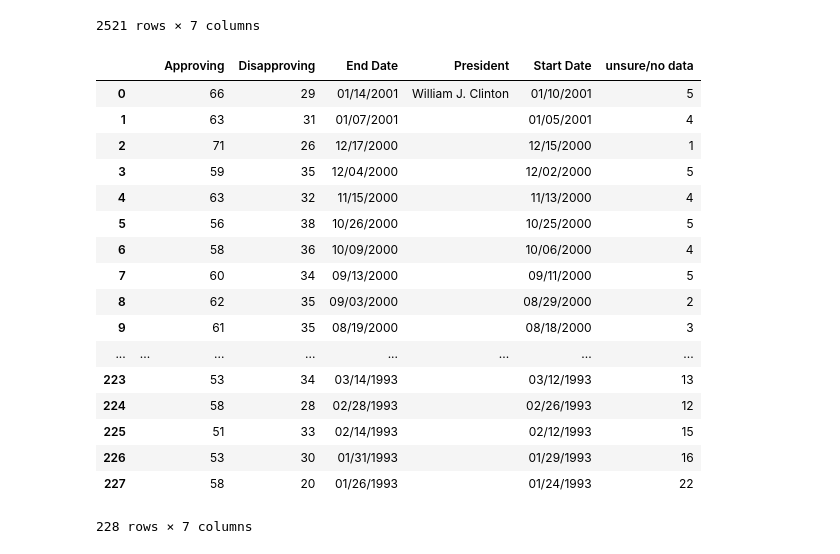
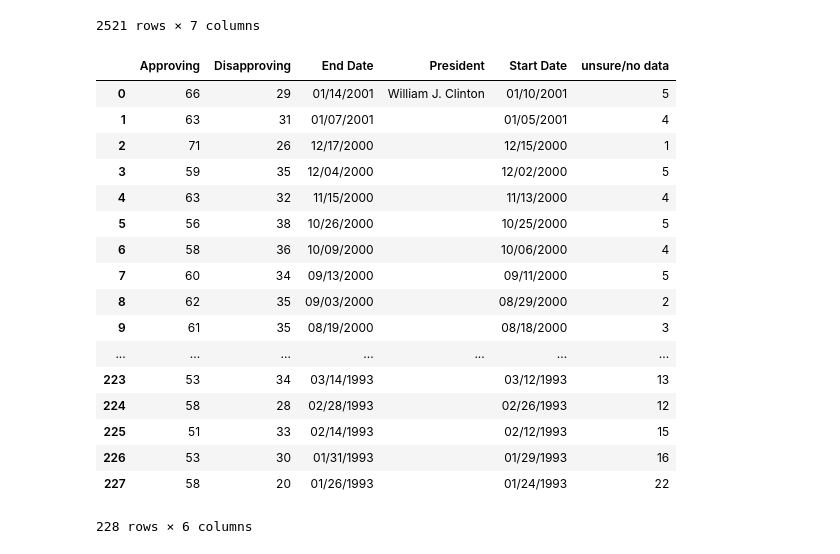
Before and after one commit to jcbain/celeb_baby_names, a Jupyter notebook: presidentialApprovalScraper.ipynb, the cells around one changed output. Saved outputs shown, nothing was run; the diff lists cells and outputs as text; code cells hidden in the pictures.

Commit message:
trim the first column off of the presidential dataframe maker

```diff
--- a/presidentialApprovalScraper.ipynb
+++ b/presidentialApprovalScraper.ipynb
@@ -76,25 +76,31 @@ def presidentialDataFramer(soup):
     body =data[6:]
     cols   =  zip(*body)
     tbl_d  = {name:col for name, col in zip(headers,cols)}
-    return pd.DataFrame(tbl_d)
+
+    # create a dataframe from the html and trim the first column off
+    df = pd.DataFrame(tbl_d)
+    trimmed = df.drop(df.columns[[0]], axis=1)
+    return trimmed
 # %%
-presidentialDataFramer("Clinton B")
+clint=presidentialDataFramer("Clinton B")
-# %% [output]
-|  |  | Approving | Disapproving | End Date | President | Start Date | unsure/no data |
-| 0 |  | 66 | 29 | 01/14/2001 | William J. Clinton | 01/10/2001 | 5 |
-| 1 |  | 63 | 31 | 01/07/2001 |  | 01/05/2001 | 4 |
-| 2 |  | 71 | 26 | 12/17/2000 |  | 12/15/2000 | 1 |
-| 3 |  | 59 | 35 | 12/04/2000 |  | 12/02/2000 | 5 |
-| 4 |  | 63 | 32 | 11/15/2000 |  | 11/13/2000 | 4 |
-| 5 |  | 56 | 38 | 10/26/2000 |  | 10/25/2000 | 5 |
-| 6 |  | 58 | 36 | 10/09/2000 |  | 10/06/2000 | 4 |
-| 7 |  | 60 | 34 | 09/13/2000 |  | 09/11/2000 | 5 |
-| 8 |  | 62 | 35 | 09/03/2000 |  | 08/29/2000 | 2 |
-| 9 |  | 61 | 35 | 08/19/2000 |  | 08/18/2000 | 3 |
-| ... | ... | ... | ... | ... | ... | ... | ... |
-| 223 |  | 53 | 34 | 03/14/1993 |  | 03/12/1993 | 13 |
-| 224 |  | 58 | 28 | 02/28/1993 |  | 02/26/1993 | 12 |
-| 225 |  | 51 | 33 | 02/14/1993 |  | 02/12/1993 | 15 |
-| 226 |  | 53 | 30 | 01/31/1993 |  | 01/29/1993 | 16 |
-| 227 |  | 58 | 20 | 01/26/1993 |  | 01/24/1993 | 22 |
-228 rows × 7 columns
+# %%
+clint
+# %% [output]
+|  | Approving | Disapproving | End Date | President | Start Date | unsure/no data |
+| 0 | 66 | 29 | 01/14/2001 | William J. Clinton | 01/10/2001 | 5 |
+| 1 | 63 | 31 | 01/07/2001 |  | 01/05/2001 | 4 |
+| 2 | 71 | 26 | 12/17/2000 |  | 12/15/2000 | 1 |
+| 3 | 59 | 35 | 12/04/2000 |  | 12/02/2000 | 5 |
+| 4 | 63 | 32 | 11/15/2000 |  | 11/13/2000 | 4 |
+| 5 | 56 | 38 | 10/26/2000 |  | 10/25/2000 | 5 |
+| 6 | 58 | 36 | 10/09/2000 |  | 10/06/2000 | 4 |
+| 7 | 60 | 34 | 09/13/2000 |  | 09/11/2000 | 5 |
+| 8 | 62 | 35 | 09/03/2000 |  | 08/29/2000 | 2 |
+| 9 | 61 | 35 | 08/19/2000 |  | 08/18/2000 | 3 |
+| ... | ... | ... | ... | ... | ... | ... |
+| 223 | 53 | 34 | 03/14/1993 |  | 03/12/1993 | 13 |
+| 224 | 58 | 28 | 02/28/1993 |  | 02/26/1993 | 12 |
+| 225 | 51 | 33 | 02/14/1993 |  | 02/12/1993 | 15 |
+| 226 | 53 | 30 | 01/31/1993 |  | 01/29/1993 | 16 |
+| 227 | 58 | 20 | 01/26/1993 |  | 01/24/1993 | 22 |
+228 rows × 6 columns
```
